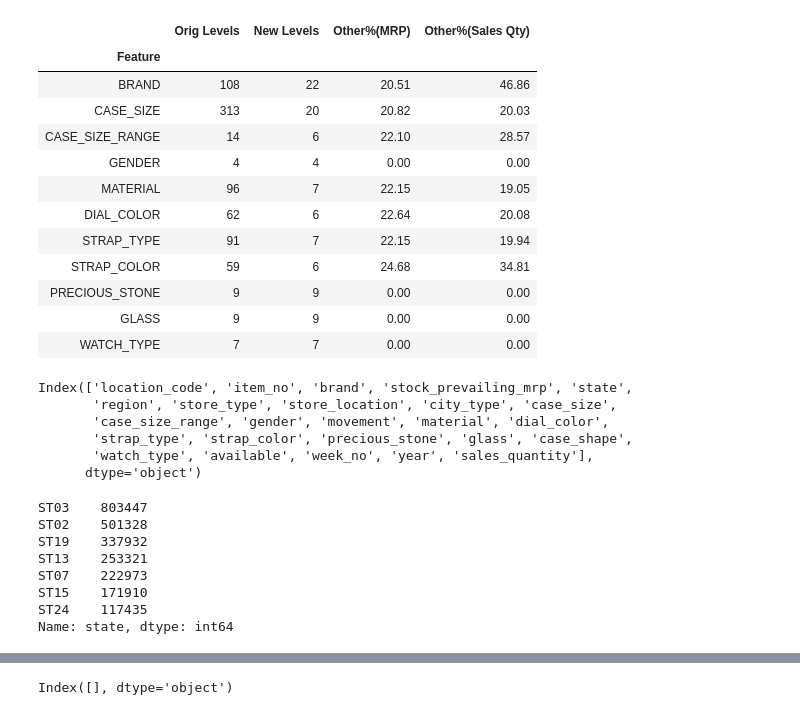
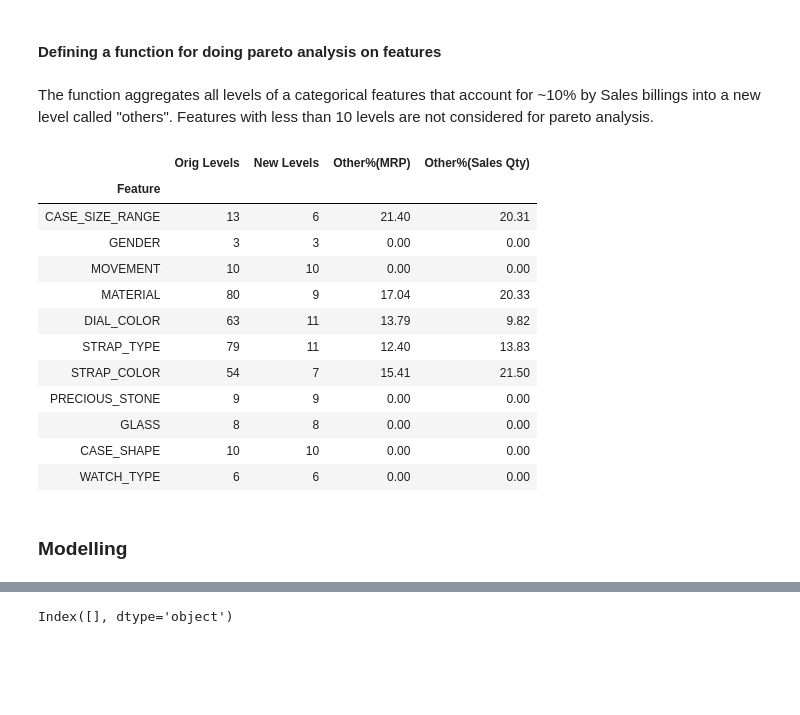
Before and after one commit to parulgaba/retail-model, a Jupyter notebook: model/capstone-modelling.ipynb, the cells around one changed output, grey strips where cells are left out. Cells and saved outputs as stored; diff of their text form; code cells hidden in the pictures; blank space fills up the shorter version.

```diff
--- a/model/capstone-modelling.ipynb
+++ b/model/capstone-modelling.ipynb
@@ -36,3 +19,6 @@ for chunk in pd.read_csv(filename, chunksize=chunksize):
+# %%
+filename = 'D:\\Backup\\ISB CBA\\Capstone\\summary data\\summary_area_code_02.csv'
+df_north=pd.read_csv(filename)
 # %%
 df_north.shape
 # %% [output]
@@ -60,18 +41,16 @@ Index(['location_code', 'item_no', 'week', 'closing_date', 'brand',
       dtype='object')
-# %%
-df_north['available']=df_north.fillna(0)['quantity']+df_north.fillna(0)['purchase_quantity']+df_north.fillna(0)['transfer_quantity']
-df_north['week_no'] = df_north['week'].str.slice(0, 3)
-df_north['year'] = df_north['week'].str.slice(4,)
 # %%
-col=['location_code', 'item_no', 'brand','stock_prevailing_mrp', 'state', 'region','store_type',
-                       'store_location', 'city_type', 'case_size', 'case_size_range', 'gender',
-                        'movement', 'material', 'dial_color', 'strap_type', 'strap_color',
-                        'precious_stone', 'glass', 'case_shape', 'watch_type', 'available',
-                        'week_no', 'year','sales_quantity']
+#extracting specific columns
+
+col=['location_code', 'item_no', 'state', 'region',
+       'brand', 'stock_prevailing_mrp', 'store_type', 'store_location', 'city_type',
+       'available_quantity', 'week_no', 'year', 'case_size_range',
+       'gender', 'movement', 'material', 'dial_color', 'strap_type',
+       'strap_color', 'precious_stone', 'glass', 'case_shape', 'watch_type','billing','sales_quantity']
 
 df_north_final=df_north.loc[:,col]
 df_north_final.fillna(0, inplace=True)
 
 df_north_final['item_no']=df_north_final['item_no'].astype(str)
-df_north_final['case_size']=df_north_final['case_size'].astype(str)
+#df_north_final['case_size']=df_north_final['case_size'].astype(str)
 df_north_final['case_shape']=df_north_final['case_shape'].astype(str)
@@ -82,14 +57,18 @@ df_north_final['case_shape']=df_north_final['case_shape'].astype(str)
+# %% [markdown]
+#### Defining a function for doing pareto analysis on features
+# %% [markdown]
+The function aggregates all levels of a categorical features that account for ~10% by Sales billings into a new level called "others". Features with less than 10 levels are not considered for pareto analysis.
 # %%
 def pareto(cols):
     lst=[]
     for col in cols:
 
-        series=df_north_final.fillna(0).groupby([col]).agg({'stock_prevailing_mrp':'sum'}).sort_values('stock_prevailing_mrp',ascending=False)
-        mask=series.cumsum()/series.sum()>0.8
+        series=df_north_final.fillna(0).groupby([col]).agg({'billing':'sum'}).sort_values('billing',ascending=False)
+        mask=series.cumsum()/series.sum()>0.9
         #nos=mask.value_counts()[1]
         mask=mask.iloc[:,0]
         levels=len(df_north_final[col].unique())
-        if levels>=10:
+        if levels>10:
             df_north_final[col] = np.where(df_north_final[col].isin(series[mask].index),'Other',df_north_final[col])
         new_levels=len(df_north_final[col].unique())
 
@@ -122,41 +101,21 @@ def pareto(cols):
 
     return df
 # %%
-#not doing a pareto on case_shape and movement
 import numpy as np
-cols=['brand','case_size', 'case_size_range', 'gender', 'material', 'dial_color', 'strap_type', 'strap_color','precious_stone', 'glass', 'watch_type']
+#cols=['brand','case_size', 'case_size_range', 'gender', 'material', 'dial_color', 'strap_type', 'strap_color','precious_stone', 'glass', 'watch_type']
+cols=['case_size_range', 'gender','movement', 'material', 'dial_color', 'strap_type', 'strap_color','precious_stone', 'glass', 'case_shape', 'watch_type']
 pareto(cols)
 # %% [output]
 |  | Orig Levels | New Levels | Other%(MRP) | Other%(Sales Qty) |
 | Feature |  |  |  |  |
-| BRAND | 108 | 22 | 20.51 | 46.86 |
-| CASE_SIZE | 313 | 20 | 20.82 | 20.03 |
-| CASE_SIZE_RANGE | 14 | 6 | 22.10 | 28.57 |
-| GENDER | 4 | 4 | 0.00 | 0.00 |
-| MATERIAL | 96 | 7 | 22.15 | 19.05 |
-| DIAL_COLOR | 62 | 6 | 22.64 | 20.08 |
-| STRAP_TYPE | 91 | 7 | 22.15 | 19.94 |
-| STRAP_COLOR | 59 | 6 | 24.68 | 34.81 |
+| CASE_SIZE_RANGE | 13 | 6 | 21.40 | 20.31 |
+| GENDER | 3 | 3 | 0.00 | 0.00 |
+| MOVEMENT | 10 | 10 | 0.00 | 0.00 |
+| MATERIAL | 80 | 9 | 17.04 | 20.33 |
+| DIAL_COLOR | 63 | 11 | 13.79 | 9.82 |
+| STRAP_TYPE | 79 | 11 | 12.40 | 13.83 |
+| STRAP_COLOR | 54 | 7 | 15.41 | 21.50 |
 | PRECIOUS_STONE | 9 | 9 | 0.00 | 0.00 |
-| GLASS | 9 | 9 | 0.00 | 0.00 |
-| WATCH_TYPE | 7 | 7 | 0.00 | 0.00 |
+| GLASS | 8 | 8 | 0.00 | 0.00 |
+| CASE_SHAPE | 10 | 10 | 0.00 | 0.00 |
+| WATCH_TYPE | 6 | 6 | 0.00 | 0.00 |
-# %%
-df_north_final.columns
-# %% [output]
-Index(['location_code', 'item_no', 'brand', 'stock_prevailing_mrp', 'state',
-       'region', 'store_type', 'store_location', 'city_type', 'case_size',
-       'case_size_range', 'gender', 'movement', 'material', 'dial_color',
-       'strap_type', 'strap_color', 'precious_stone', 'glass', 'case_shape',
-       'watch_type', 'available', 'week_no', 'year', 'sales_quantity'],
-      dtype='object')
-# %%
-df_north_final['state'].value_counts()
-# %% [output]
-ST03    803447
-ST02    501328
-ST19    337932
-ST13    253321
-ST07    222973
-ST15    171910
-ST24    117435
-Name: state, dtype: int64
@@ -164,0 +122,2 @@ df_st03=df_north_final[df_north_final['state']=='ST03']
+# %% [markdown]
+### Modelling
```
Also changed, not shown: parts of 39 cells of this notebook.
